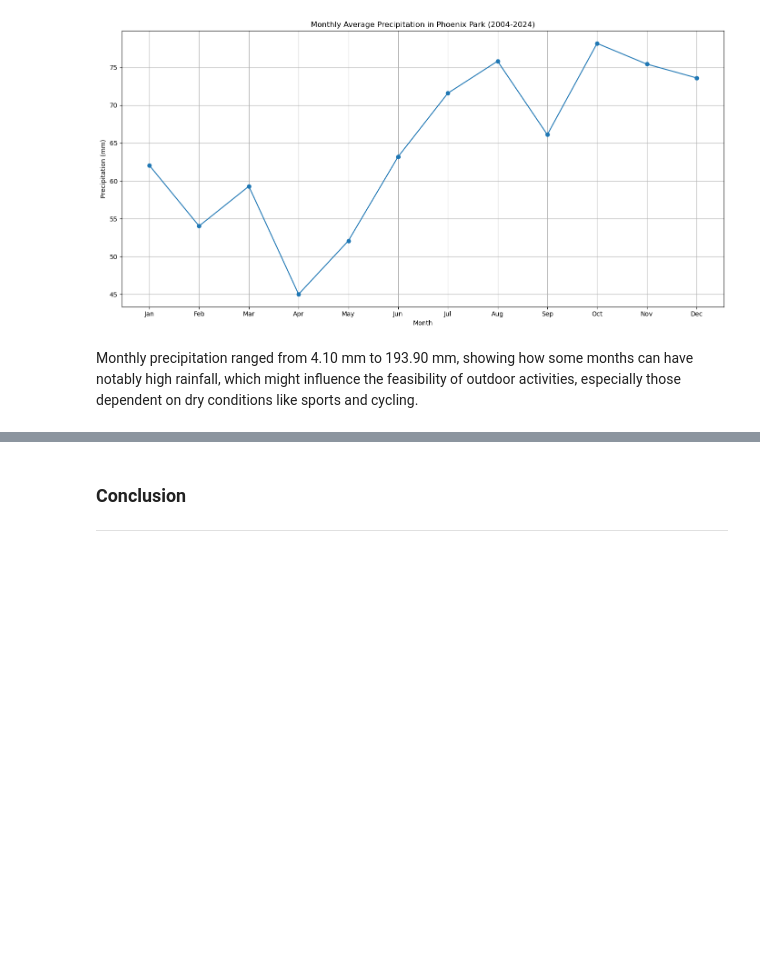
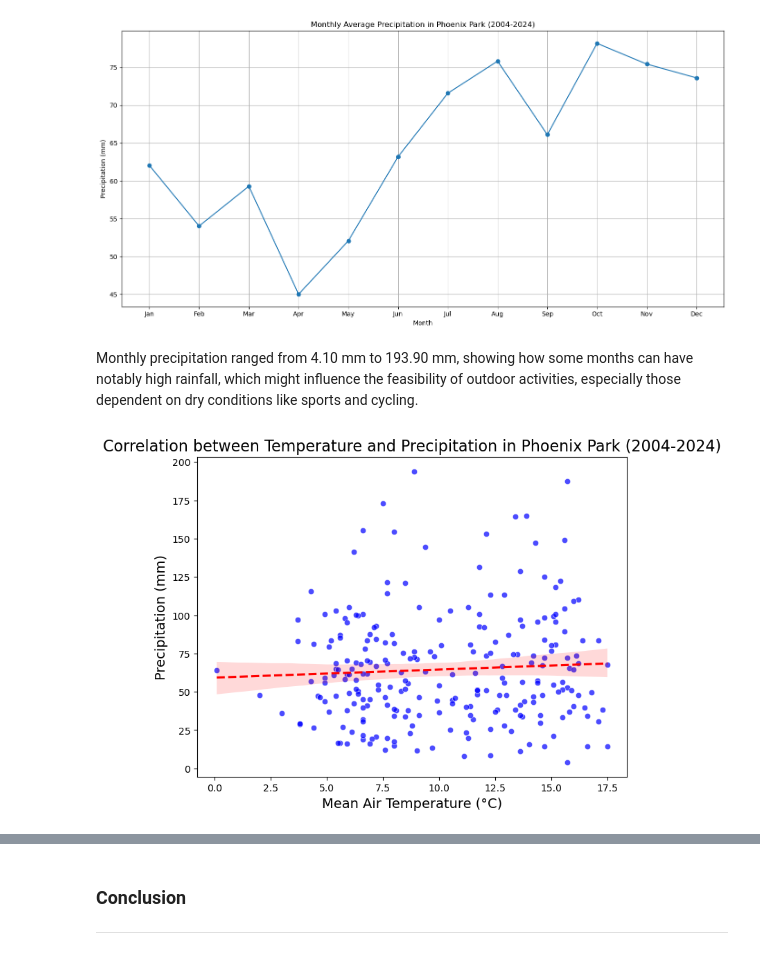
Before and after one commit to RodrigoDMU/programming-for-data-analytics, a Jupyter notebook: project/project.ipynb, the cells around one changed output, grey strips where cells are left out. Saved outputs shown, nothing was run; the diff lists cells and outputs as text; code cells hidden in the pictures; blank space fills up the shorter version.

```diff
--- a/project/project.ipynb
+++ b/project/project.ipynb
@@ -266,3 +290,20 @@ plt.show()
 [figure]
 # %% [markdown]
 Monthly precipitation ranged from 4.10 mm to 193.90 mm, showing how some months can have notably high rainfall, which might influence the feasibility of outdoor activities, especially those dependent on dry conditions like sports and cycling.
+# %%
+# Scatter plot of Temperature vs Precipitation
+plt.figure(figsize=(8, 6))
+sns.scatterplot(x='meant', y='rain', data=df, color='blue', alpha=0.7)
+
+# Adding a line of best fit
+sns.regplot(x='meant', y='rain', data=df, scatter=False, color='red', line_kws={'linestyle':'--'})
+
+# Labels and title
+plt.title('Correlation between Temperature and Precipitation in Phoenix Park (2004-2024)', fontsize=16)
+plt.xlabel('Mean Air Temperature (°C)', fontsize=14)
+plt.ylabel('Precipitation (mm)', fontsize=14)
+
+# Display the plot
+plt.show()
+# %% [output]
+[figure, added]
```
Also changed, not shown: parts of 12 cells of this notebook.
